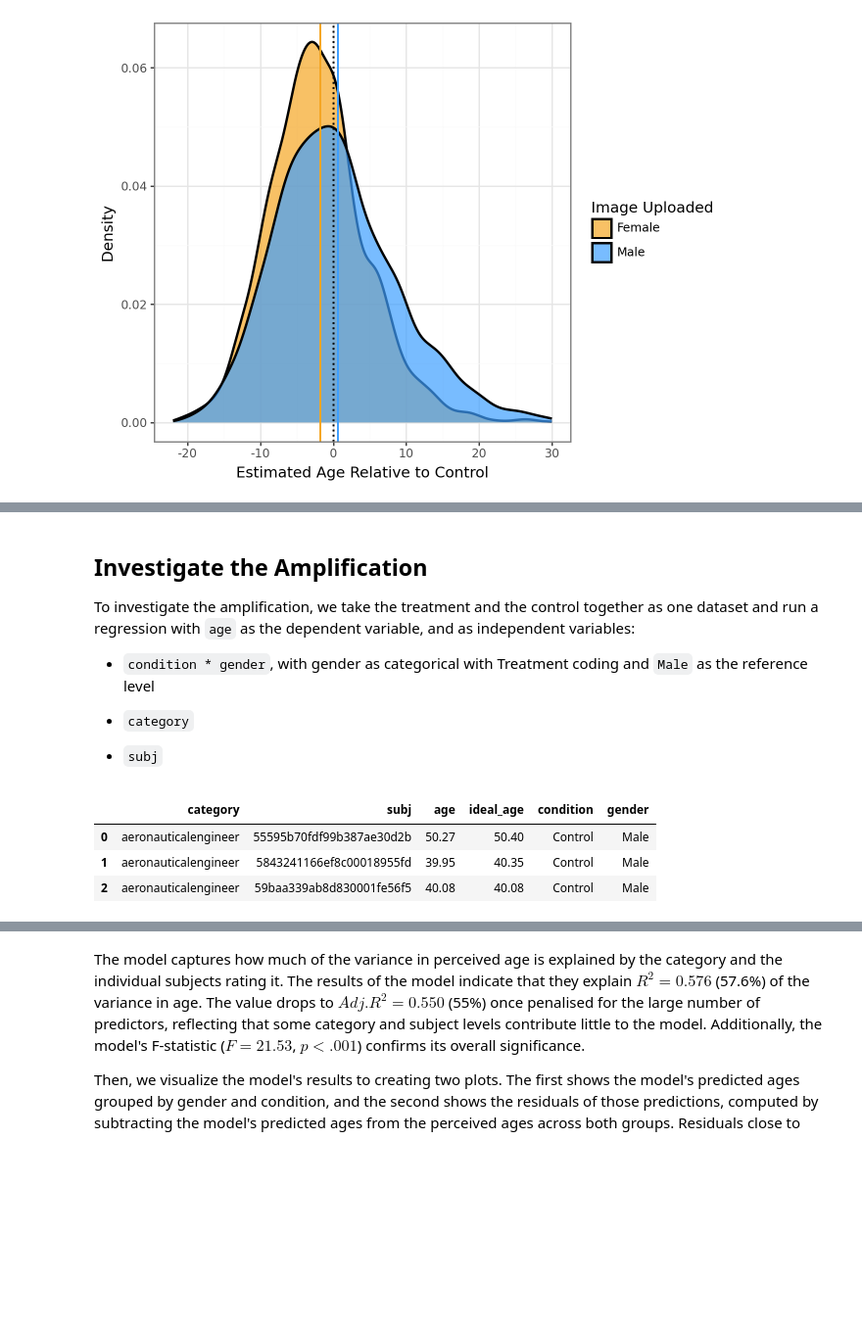
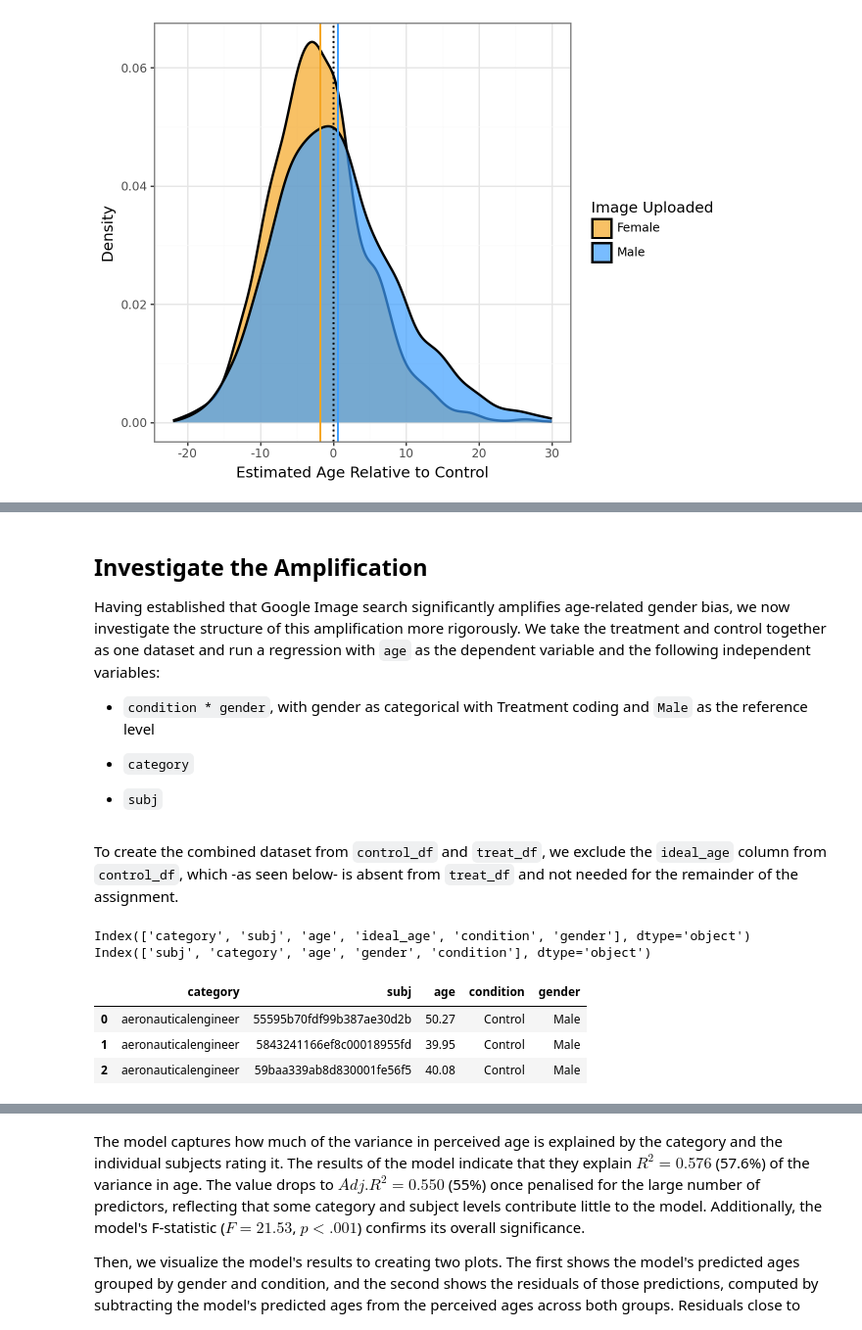
Before and after one commit to romgzn/Data_Analysis_Machine_Learning_Assignments, a Jupyter notebook: second_assignment/age_gender_cor.ipynb, the cells around one changed output, grey strips where cells are left out. Shown at 98% size. Saved outputs shown, nothing was run; the diff lists cells and outputs as text; code cells hidden in the pictures; blank space fills up the shorter version.

```diff
--- a/second_assignment/age_gender_cor.ipynb
+++ b/second_assignment/age_gender_cor.ipynb
@@ -388,9 +450,10 @@ exp_treat.head()
 # %% [markdown]
 ## Investigate the Amplification
 
-To investigate the amplification, we take the treatment and the control
-together as one dataset and run a regression with `age` as the
-dependent variable, and as independent variables:
+Having established that Google Image search significantly amplifies age-related gender bias, we now
+investigate the structure of this amplification more rigorously. We take the treatment and control
+together as one dataset and run a regression with `age` as the dependent variable and the following
+independent variables:
 
 * `condition * gender`, with gender as categorical with Treatment
   coding and `Male` as the reference level
@@ -398,11 +461,25 @@ dependent variable, and as independent variables:
 * `category`
 
 * `subj`
+# %% [markdown]
+To create the combined dataset from `control_df` and `treat_df`, we exclude the `ideal_age` column
+from `control_df`, which -as seen below- is absent from `treat_df` and not needed for
+the remainder of the assignment.
+# %%
+print(control_df.columns)
+print(treat_df.columns)
+# %% [output]
+Index(['category', 'subj', 'age', 'ideal_age', 'condition', 'gender'], dtype='object')
+Index(['subj', 'category', 'age', 'gender', 'condition'], dtype='object')
 # %%
-control_treat_df = pd.concat([control_df, treat_df], ignore_index=True)
+control_treat_df = pd.concat([
+    control_df.drop(columns='ideal_age'),
+    treat_df
+], ignore_index=True)
+#control part in the beggining
 control_treat_df.head(3)
 # %% [output]
-|  | category | subj | age | ideal_age | condition | gender |
-| 0 | aeronauticalengineer | 55595b70fdf99b387ae30d2b | 50.27 | 50.40 | Control | Male |
-| 1 | aeronauticalengineer | 5843241166ef8c00018955fd | 39.95 | 40.35 | Control | Male |
-| 2 | aeronauticalengineer | 59baa339ab8d830001fe56f5 | 40.08 | 40.08 | Control | Male |
+|  | category | subj | age | condition | gender |
+| 0 | aeronauticalengineer | 55595b70fdf99b387ae30d2b | 50.27 | Control | Male |
+| 1 | aeronauticalengineer | 5843241166ef8c00018955fd | 39.95 | Control | Male |
+| 2 | aeronauticalengineer | 59baa339ab8d830001fe56f5 | 40.08 | Control | Male |
```
Also changed, not shown: parts of 15 cells of this notebook.
